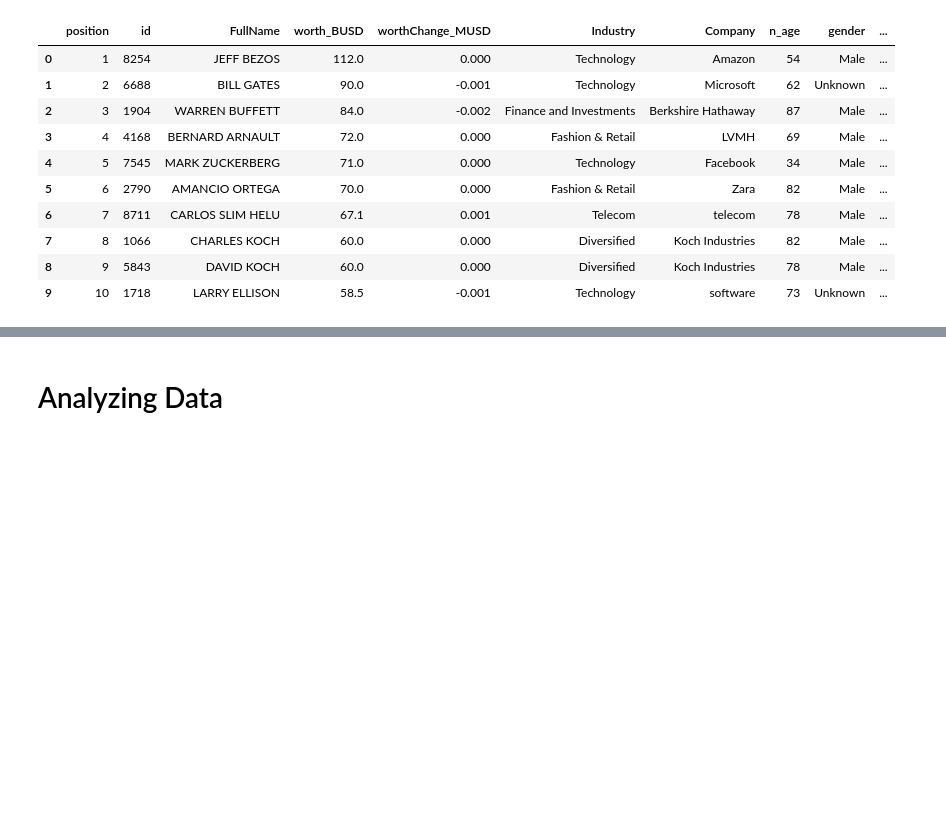
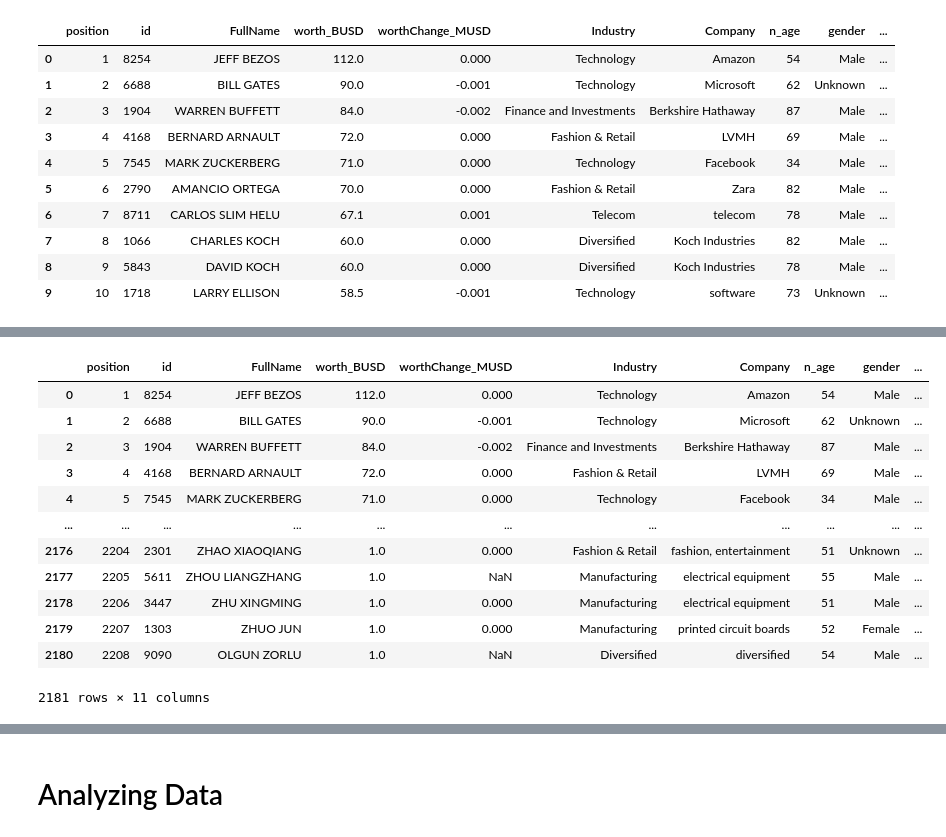
Before and after one commit to CristopherRL/Ironhack-Module_1_Project-Automatic_Reporting, a Jupyter notebook: notebooks/Stage2.ipynb, the cells around one changed output, grey strips where cells are left out. Drawn from its saved outputs; the diff is of its cells as text; code cells hidden in the pictures; blank space fills up the shorter version.

```diff
--- a/notebooks/Stage2.ipynb
+++ b/notebooks/Stage2.ipynb
@@ -24,0 +32,7 @@ url = 'https://www.forbes.com/real-time-billionaires/#3d74a5283d78'
+# %%
+forbes_url = 'https://www.forbes.com/ajax/list/data?year=2018&uri=billionaires&type=person'
+df = pd.read_json(forbes_url, orient='records')
+#id_country.head(20)
+name_country = df[['name', 'country',]]
+name_country.name = id_country.name.str.upper()
+name_country.head(30) #Ill try to merge this table with proc_data
@@ -24,0 +62,17 @@ url = 'https://www.forbes.com/real-time-billionaires/#3d74a5283d78'
+# %%
+enriched_data = pd.merge(proc_data, name_country, left_on='FullName', right_on='name')
+enriched_data.drop('name', axis = 1)
+# %% [output]
+|  | position | id | FullName | worth_BUSD | worthChange_MUSD | Industry | Company | n_age | gender | ... |
+| 0 | 1 | 8254 | JEFF BEZOS | 112.0 | 0.000 | Technology | Amazon | 54 | Male | ... |
+| 1 | 2 | 6688 | BILL GATES | 90.0 | -0.001 | Technology | Microsoft | 62 | Unknown | ... |
+| 2 | 3 | 1904 | WARREN BUFFETT | 84.0 | -0.002 | Finance and Investments | Berkshire Hathaway | 87 | Male | ... |
+| 3 | 4 | 4168 | BERNARD ARNAULT | 72.0 | 0.000 | Fashion & Retail | LVMH | 69 | Male | ... |
+| 4 | 5 | 7545 | MARK ZUCKERBERG | 71.0 | 0.000 | Technology | Facebook | 34 | Male | ... |
+| ... | ... | ... | ... | ... | ... | ... | ... | ... | ... | ... |
+| 2176 | 2204 | 2301 | ZHAO XIAOQIANG | 1.0 | 0.000 | Fashion & Retail | fashion, entertainment | 51 | Unknown | ... |
+| 2177 | 2205 | 5611 | ZHOU LIANGZHANG | 1.0 | NaN | Manufacturing | electrical equipment | 55 | Male | ... |
+| 2178 | 2206 | 3447 | ZHU XINGMING | 1.0 | 0.000 | Manufacturing | electrical equipment | 51 | Male | ... |
+| 2179 | 2207 | 1303 | ZHUO JUN | 1.0 | 0.000 | Manufacturing | printed circuit boards | 52 | Female | ... |
+| 2180 | 2208 | 9090 | OLGUN ZORLU | 1.0 | NaN | Diversified | diversified | 54 | Male | ... |
+2181 rows × 11 columns
```
Also changed, not shown: parts of 24 cells of this notebook, 1 other file.
